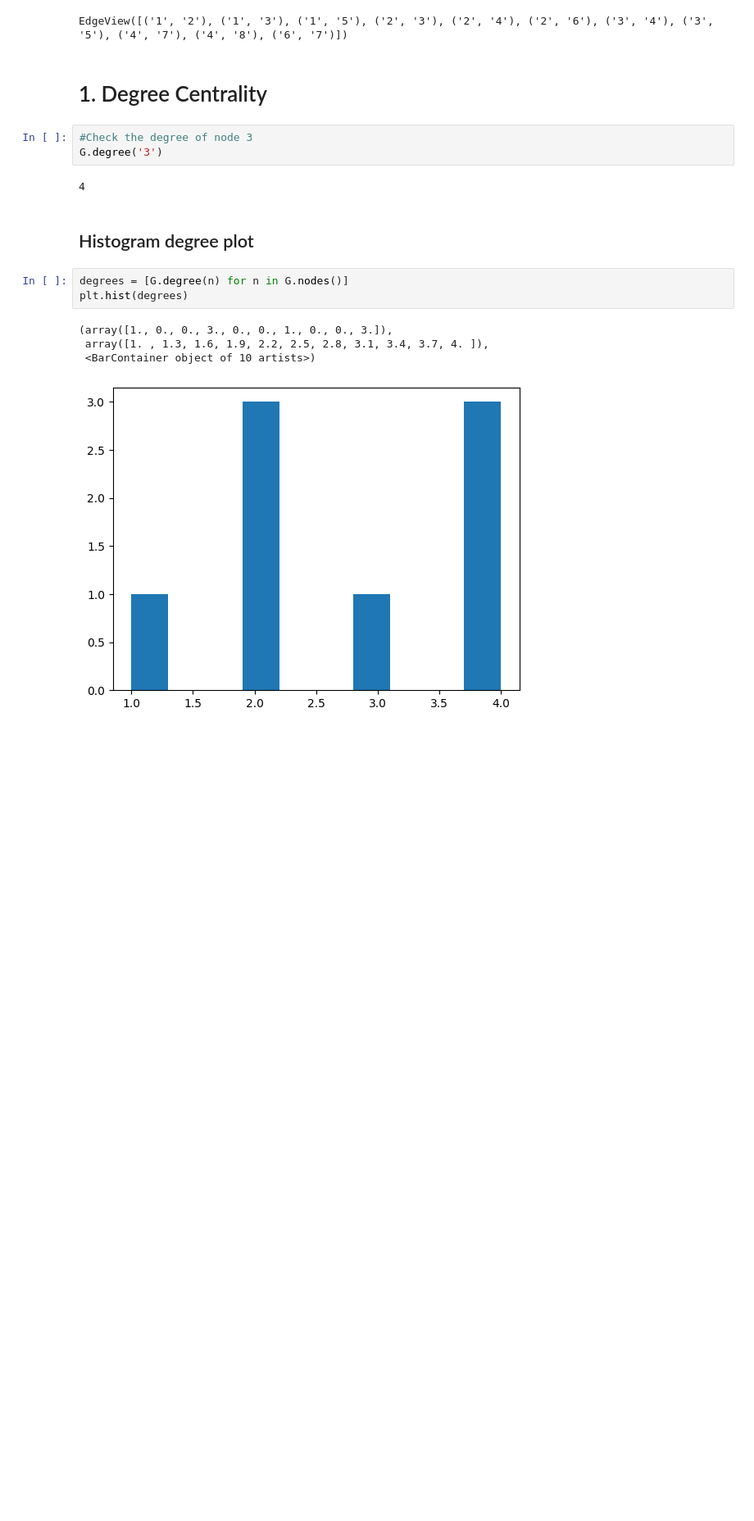
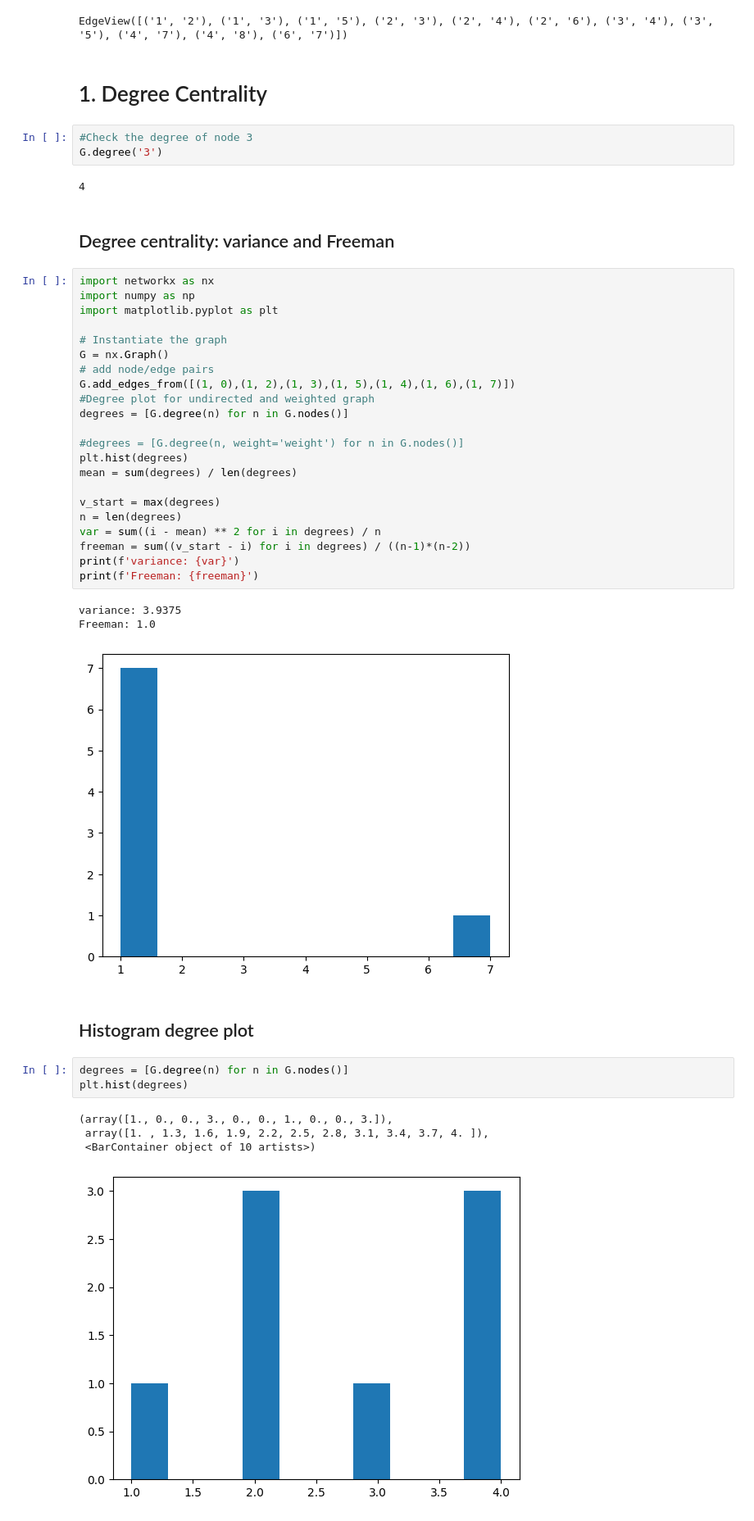
Before and after one commit to NSLab-CUK/Graph-Mining-Spring-2023, a Jupyter notebook: W3/samplecode_1.ipynb, the cells around one changed output. Shown: that part at 82% size. Cells and saved outputs as stored; diff of their text form; blank space fills up the shorter version.

```diff
--- a/W3/samplecode_1.ipynb
+++ b/W3/samplecode_1.ipynb
@@ -28,6 +28,34 @@ EdgeView([('1', '2'), ('1', '3'), ('1', '5'), ('2', '3'), ('2', '4'), ('2', '6')
 G.degree('3')
 # %% [output]
 4
+# %% [markdown]
+## Degree centrality: variance and Freeman
+# %%
+import networkx as nx
+import numpy as np
+import matplotlib.pyplot as plt
+
+# Instantiate the graph
+G = nx.Graph()
+# add node/edge pairs
+G.add_edges_from([(1, 0),(1, 2),(1, 3),(1, 5),(1, 4),(1, 6),(1, 7)])
+#Degree plot for undirected and weighted graph
+degrees = [G.degree(n) for n in G.nodes()]
+
+#degrees = [G.degree(n, weight='weight') for n in G.nodes()]
+plt.hist(degrees)
+mean = sum(degrees) / len(degrees)
+
+v_start = max(degrees)
+n = len(degrees)
+var = sum((i - mean) ** 2 for i in degrees) / n
+freeman = sum((v_start - i) for i in degrees) / ((n-1)*(n-2))
+print(f'variance: {var}')
+print(f'Freeman: {freeman}')
+# %% [output]
+variance: 3.9375
+Freeman: 1.0
+[figure, added]
 # %% [markdown]
 ## Histogram degree plot
 # %%
```
Also changed, not shown: parts of 7 cells of this notebook, 1 other file.
